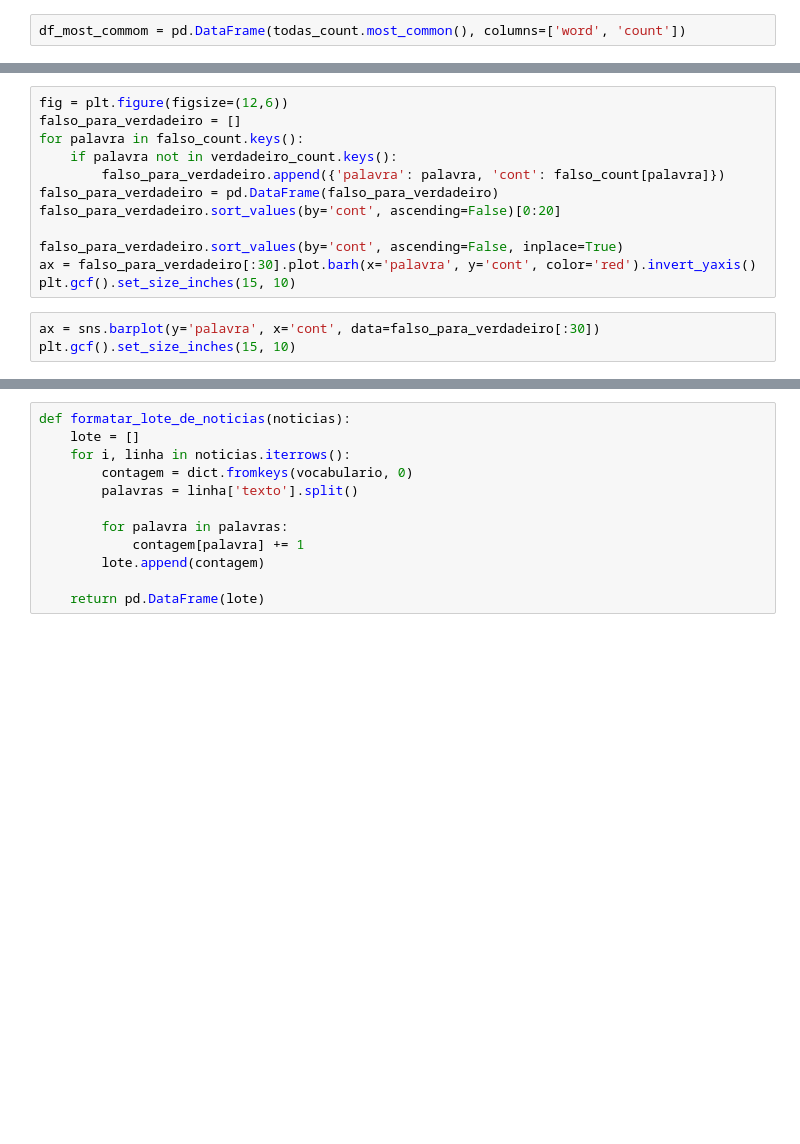
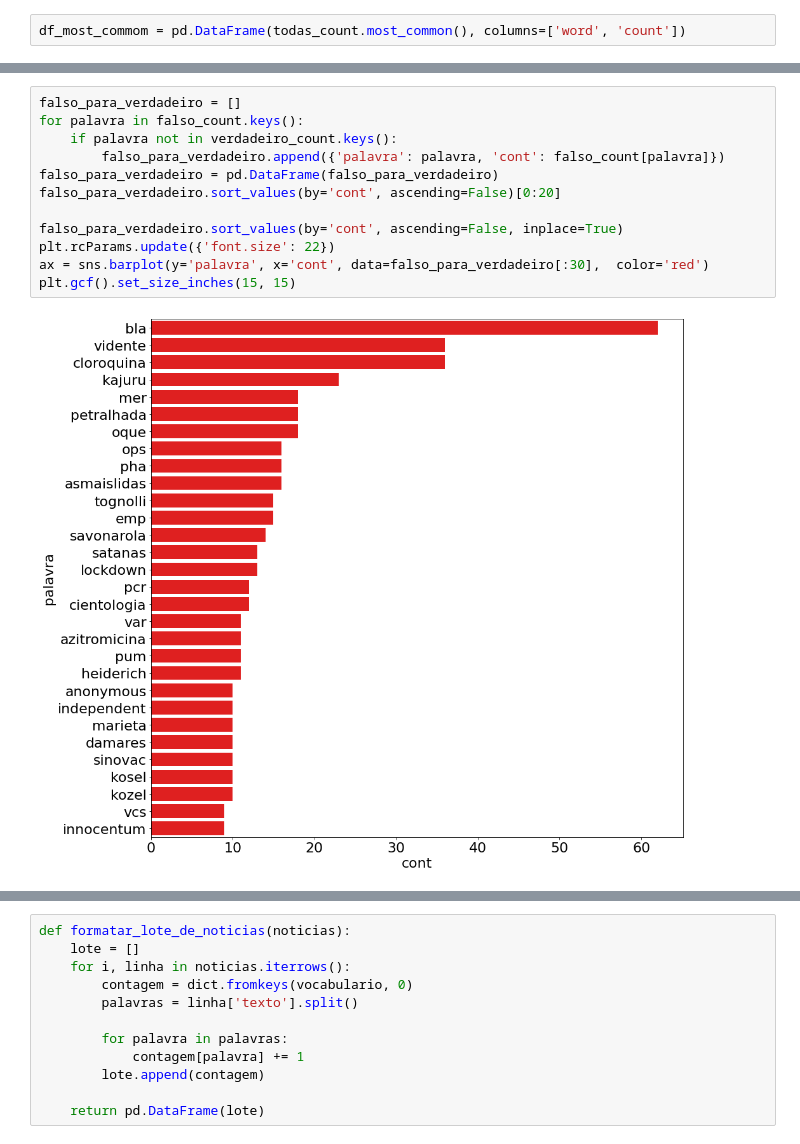
Before and after one commit to tiuwill/tcc-fake-news-ai-detector, a Jupyter notebook: TCC.ipynb, the cells around one changed output, grey strips where cells are left out. Saved outputs shown, nothing was run; the diff lists cells and outputs as text; blank space fills up the shorter version.

```diff
--- a/TCC.ipynb
+++ b/TCC.ipynb
@@ -512,15 +603,14 @@ verdadeiro_count['cloroquina']
 # %%
-fig = plt.figure(figsize=(12,6))
 falso_para_verdadeiro = []
 for palavra in falso_count.keys():
     if palavra not in verdadeiro_count.keys():
         falso_para_verdadeiro.append({'palavra': palavra, 'cont': falso_count[palavra]})
 falso_para_verdadeiro = pd.DataFrame(falso_para_verdadeiro)
 falso_para_verdadeiro.sort_values(by='cont', ascending=False)[0:20]
 
 falso_para_verdadeiro.sort_values(by='cont', ascending=False, inplace=True)
-ax = falso_para_verdadeiro[:30].plot.barh(x='palavra', y='cont', color='red').invert_yaxis()
-plt.gcf().set_size_inches(15, 10)
+plt.rcParams.update({'font.size': 22})
+ax = sns.barplot(y='palavra', x='cont', data=falso_para_verdadeiro[:30],  color='red')
+plt.gcf().set_size_inches(15, 15)
+# %% [output]
+[figure, added]
-# %%
-ax = sns.barplot(y='palavra', x='cont', data=falso_para_verdadeiro[:30])
-plt.gcf().set_size_inches(15, 10)
```
Also changed, not shown: parts of 437 cells of this notebook, 2 other files.
